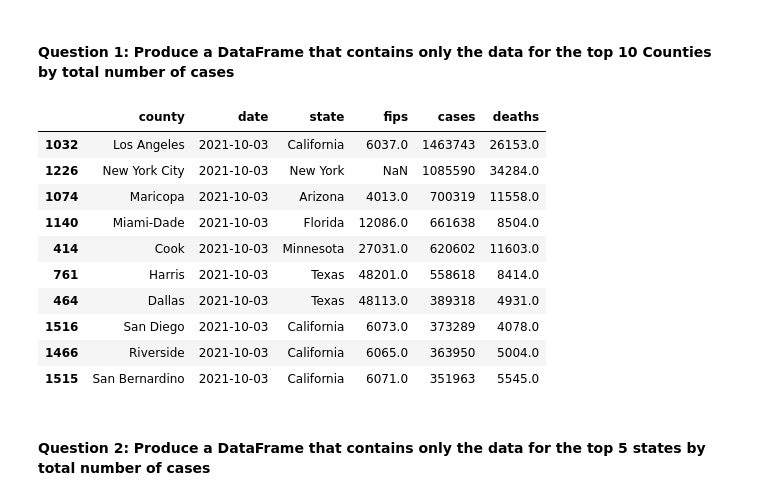
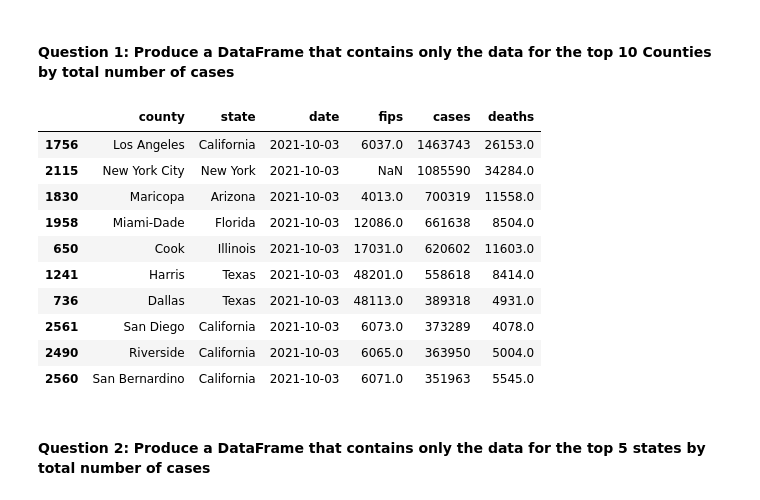
Before and after one commit to CMU-MS-DAS-Modern-Programming-Mini/ClassAssignmentNo4, a Jupyter notebook: US County Data - pandas.ipynb, the cells around one changed output. Cells and saved outputs as stored; diff of their text form; code cells hidden in the pictures.

```diff
--- a/US County Data - pandas.ipynb
+++ b/US County Data - pandas.ipynb
@@ -28,21 +28,21 @@ df['date'] = pd.to_datetime(df['date'])
 # %% [markdown]
 #### Question 1: Produce a DataFrame that contains only the data for the top 10 Counties by total number of cases
 # %%
-df_total = df.groupby(['county'], as_index = False).max()
-topcounties = df_total.sort_values(by='cases', ascending=False).head(10)
+df_total = df.groupby(['county', 'state'], as_index = False).max()
+topcounties = df_total.sort_values(by='cases', ascending = False).head(10)
 topcounties
 # %% [output]
-|  | county | date | state | fips | cases | deaths |
-| 1032 | Los Angeles | 2021-10-03 | California | 6037.0 | 1463743 | 26153.0 |
-| 1226 | New York City | 2021-10-03 | New York | NaN | 1085590 | 34284.0 |
-| 1074 | Maricopa | 2021-10-03 | Arizona | 4013.0 | 700319 | 11558.0 |
-| 1140 | Miami-Dade | 2021-10-03 | Florida | 12086.0 | 661638 | 8504.0 |
-| 414 | Cook | 2021-10-03 | Minnesota | 27031.0 | 620602 | 11603.0 |
-| 761 | Harris | 2021-10-03 | Texas | 48201.0 | 558618 | 8414.0 |
-| 464 | Dallas | 2021-10-03 | Texas | 48113.0 | 389318 | 4931.0 |
-| 1516 | San Diego | 2021-10-03 | California | 6073.0 | 373289 | 4078.0 |
-| 1466 | Riverside | 2021-10-03 | California | 6065.0 | 363950 | 5004.0 |
-| 1515 | San Bernardino | 2021-10-03 | California | 6071.0 | 351963 | 5545.0 |
+|  | county | state | date | fips | cases | deaths |
+| 1756 | Los Angeles | California | 2021-10-03 | 6037.0 | 1463743 | 26153.0 |
+| 2115 | New York City | New York | 2021-10-03 | NaN | 1085590 | 34284.0 |
+| 1830 | Maricopa | Arizona | 2021-10-03 | 4013.0 | 700319 | 11558.0 |
+| 1958 | Miami-Dade | Florida | 2021-10-03 | 12086.0 | 661638 | 8504.0 |
+| 650 | Cook | Illinois | 2021-10-03 | 17031.0 | 620602 | 11603.0 |
+| 1241 | Harris | Texas | 2021-10-03 | 48201.0 | 558618 | 8414.0 |
+| 736 | Dallas | Texas | 2021-10-03 | 48113.0 | 389318 | 4931.0 |
+| 2561 | San Diego | California | 2021-10-03 | 6073.0 | 373289 | 4078.0 |
+| 2490 | Riverside | California | 2021-10-03 | 6065.0 | 363950 | 5004.0 |
+| 2560 | San Bernardino | California | 2021-10-03 | 6071.0 | 351963 | 5545.0 |
 # %% [markdown]
 ####  Question 2: Produce a DataFrame that contains only the data for the top 5 states by total number of cases
 # %%
```
Also changed, not shown: parts of 4 cells of this notebook.
